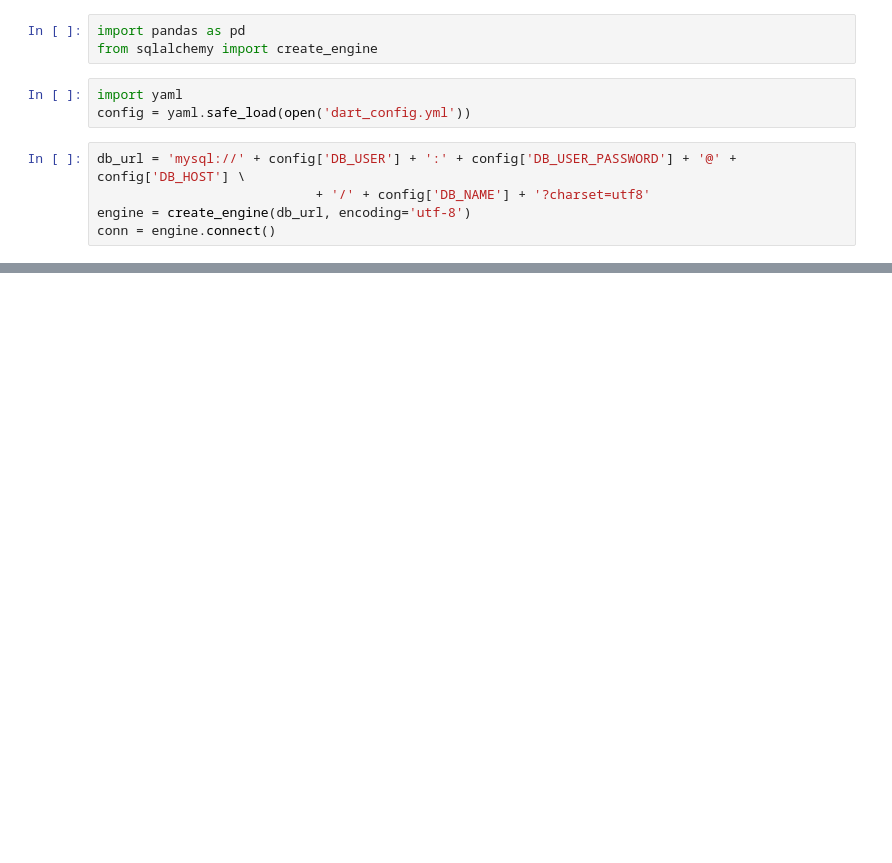
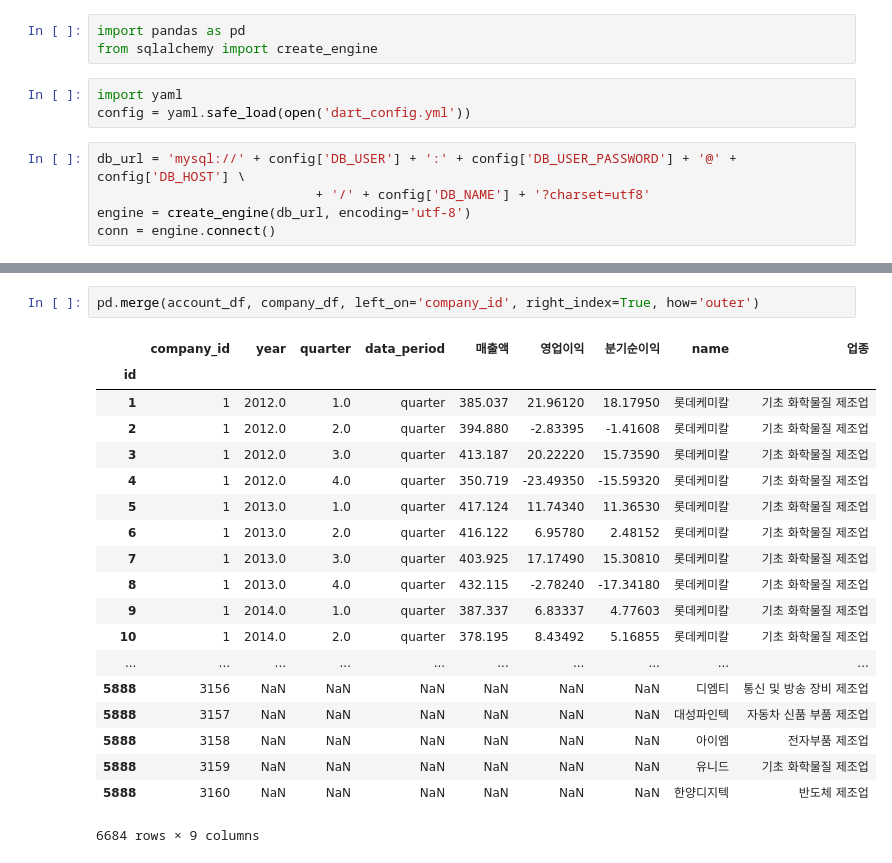
Before and after one commit to yiyc-kr/pandas-modules, a Jupyter notebook: MysqlToPd.ipynb, the cells around one changed output, grey strips where cells are left out. Cells and saved outputs as stored; diff of their text form; blank space fills up the shorter version.

```diff
--- a/MysqlToPd.ipynb
+++ b/MysqlToPd.ipynb
@@ -38,0 +37,22 @@ data2.head()
+# %%
+pd.merge(account_df, company_df, left_on='company_id', right_index=True, how='outer')
+# %% [output]
+|  | company_id | year | quarter | data_period | 매출액 | 영업이익 | 분기순이익 | name | 업종 |
+| id |  |  |  |  |  |  |  |  |  |
+| 1 | 1 | 2012.0 | 1.0 | quarter | 385.037 | 21.96120 | 18.17950 | 롯데케미칼 | 기초 화학물질 제조업 |
+| 2 | 1 | 2012.0 | 2.0 | quarter | 394.880 | -2.83395 | -1.41608 | 롯데케미칼 | 기초 화학물질 제조업 |
+| 3 | 1 | 2012.0 | 3.0 | quarter | 413.187 | 20.22220 | 15.73590 | 롯데케미칼 | 기초 화학물질 제조업 |
+| 4 | 1 | 2012.0 | 4.0 | quarter | 350.719 | -23.49350 | -15.59320 | 롯데케미칼 | 기초 화학물질 제조업 |
+| 5 | 1 | 2013.0 | 1.0 | quarter | 417.124 | 11.74340 | 11.36530 | 롯데케미칼 | 기초 화학물질 제조업 |
+| 6 | 1 | 2013.0 | 2.0 | quarter | 416.122 | 6.95780 | 2.48152 | 롯데케미칼 | 기초 화학물질 제조업 |
+| 7 | 1 | 2013.0 | 3.0 | quarter | 403.925 | 17.17490 | 15.30810 | 롯데케미칼 | 기초 화학물질 제조업 |
+| 8 | 1 | 2013.0 | 4.0 | quarter | 432.115 | -2.78240 | -17.34180 | 롯데케미칼 | 기초 화학물질 제조업 |
+| 9 | 1 | 2014.0 | 1.0 | quarter | 387.337 | 6.83337 | 4.77603 | 롯데케미칼 | 기초 화학물질 제조업 |
+| 10 | 1 | 2014.0 | 2.0 | quarter | 378.195 | 8.43492 | 5.16855 | 롯데케미칼 | 기초 화학물질 제조업 |
+| ... | ... | ... | ... | ... | ... | ... | ... | ... | ... |
+| 5888 | 3156 | NaN | NaN | NaN | NaN | NaN | NaN | 디엠티 | 통신 및 방송 장비 제조업 |
+| 5888 | 3157 | NaN | NaN | NaN | NaN | NaN | NaN | 대성파인텍 | 자동차 신품 부품 제조업 |
+| 5888 | 3158 | NaN | NaN | NaN | NaN | NaN | NaN | 아이엠 | 전자부품 제조업 |
+| 5888 | 3159 | NaN | NaN | NaN | NaN | NaN | NaN | 유니드 | 기초 화학물질 제조업 |
+| 5888 | 3160 | NaN | NaN | NaN | NaN | NaN | NaN | 한양디지텍 | 반도체 제조업 |
+6684 rows × 9 columns
```
Also changed, not shown: parts of 2 cells of this notebook.
